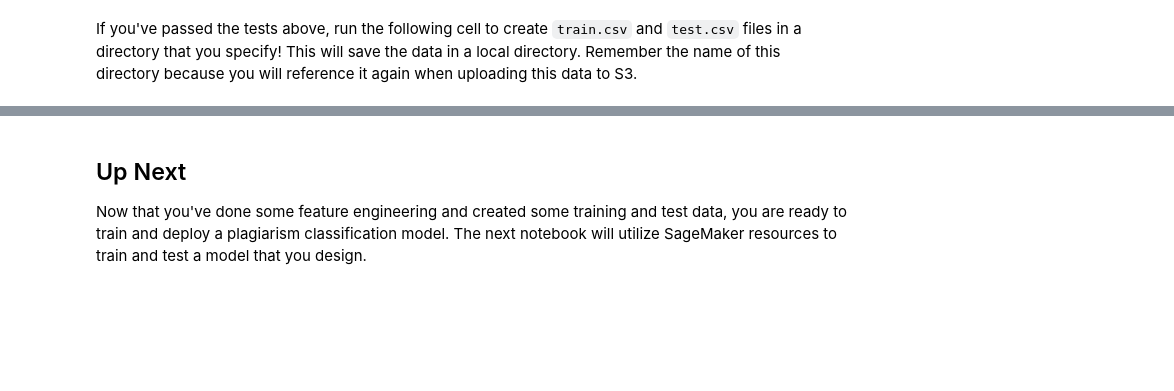
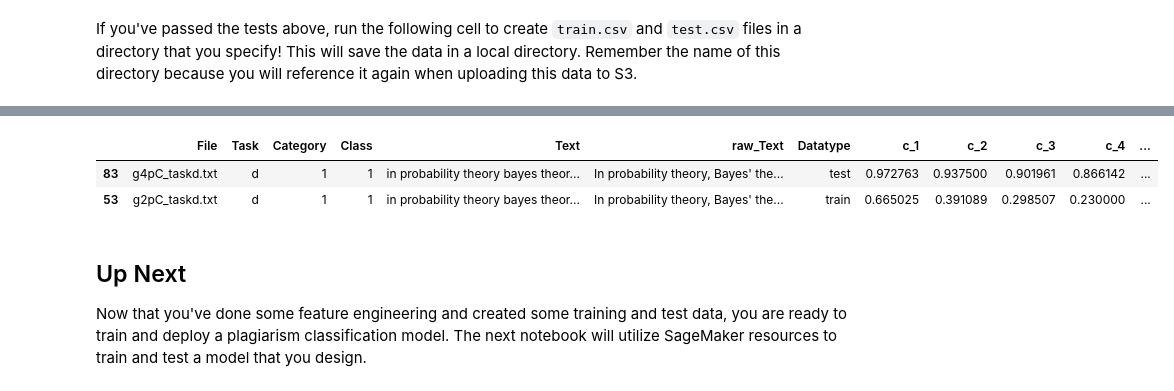
Before and after one commit to JayThibs/Plagiarism_Detector_AWS_SageMaker, a Jupyter notebook: 2_Plagiarism_Feature_Engineering.ipynb, the cells around one changed output, grey strips where cells are left out. Cells and saved outputs as stored; diff of their text form; code cells hidden in the pictures; blank space fills up the shorter version.

```diff
--- a/2_Plagiarism_Feature_Engineering.ipynb
+++ b/2_Plagiarism_Feature_Engineering.ipynb
@@ -1068,3 +1076,15 @@ Path created: plagiarism_data/test.csv
+# %%
+from sklearn.model_selection import train_test_split
+
+train_df, test_df = train_test_split(multimodal_df, test_size=0.33, random_state=42)
+print('Num examples train-val-test')
+print(len(train_df), len(val_df), len(test_df))
+train_df.to_csv('train.csv')
+test_df.to_csv('test.csv')
+# %% [output]
+|  | File | Task | Category | Class | Text | raw_Text | Datatype | c_1 | c_2 | c_3 | c_4 | ... |
+| 83 | g4pC_taskd.txt | d | 1 | 1 | in probability theory bayes theor... | In probability theory, Bayes' the... | test | 0.972763 | 0.937500 | 0.901961 | 0.866142 | ... |
+| 53 | g2pC_taskd.txt | d | 1 | 1 | in probability theory bayes theor... | In probability theory, Bayes' the... | train | 0.665025 | 0.391089 | 0.298507 | 0.230000 | ... |
 # %% [markdown]
 ## Up Next
 
```
Also changed, not shown: parts of 4 cells of this notebook.
